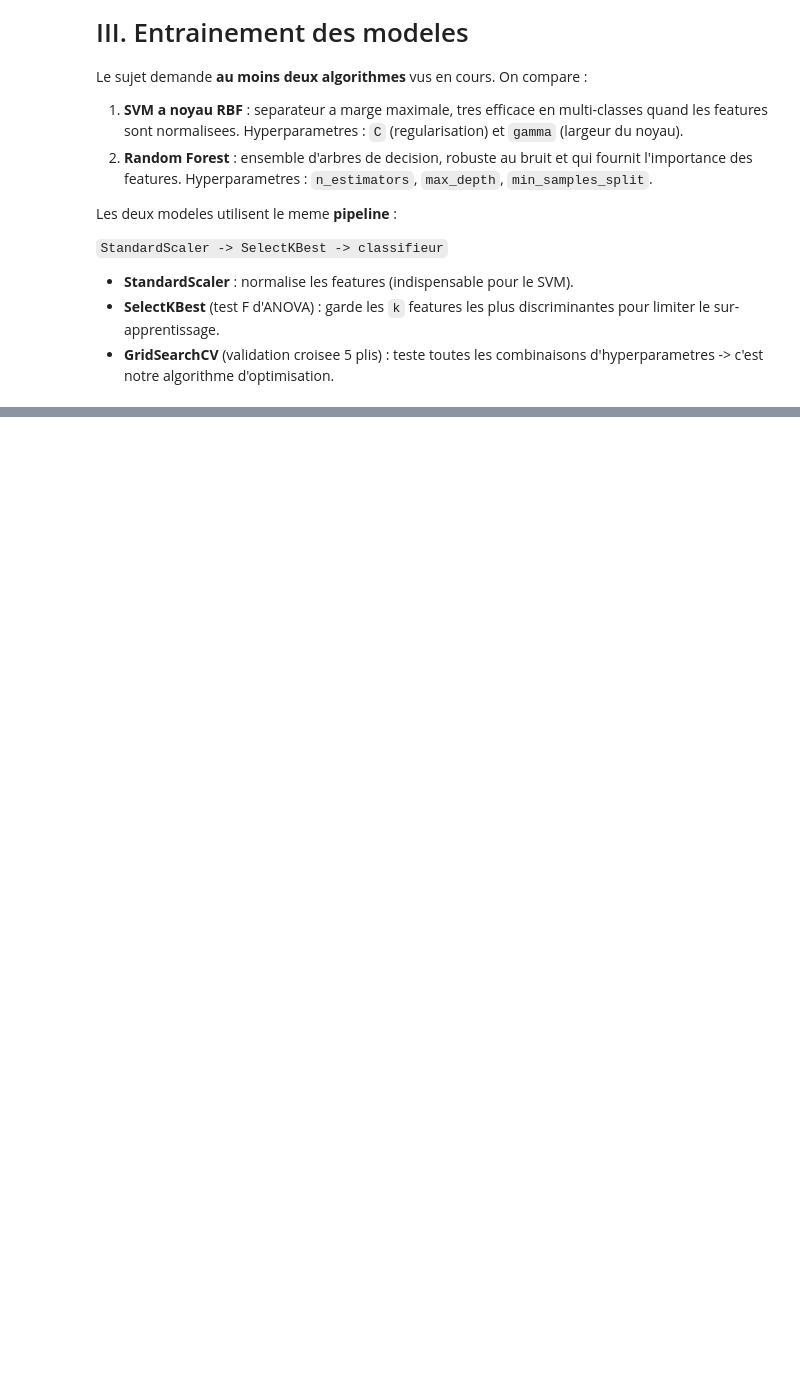
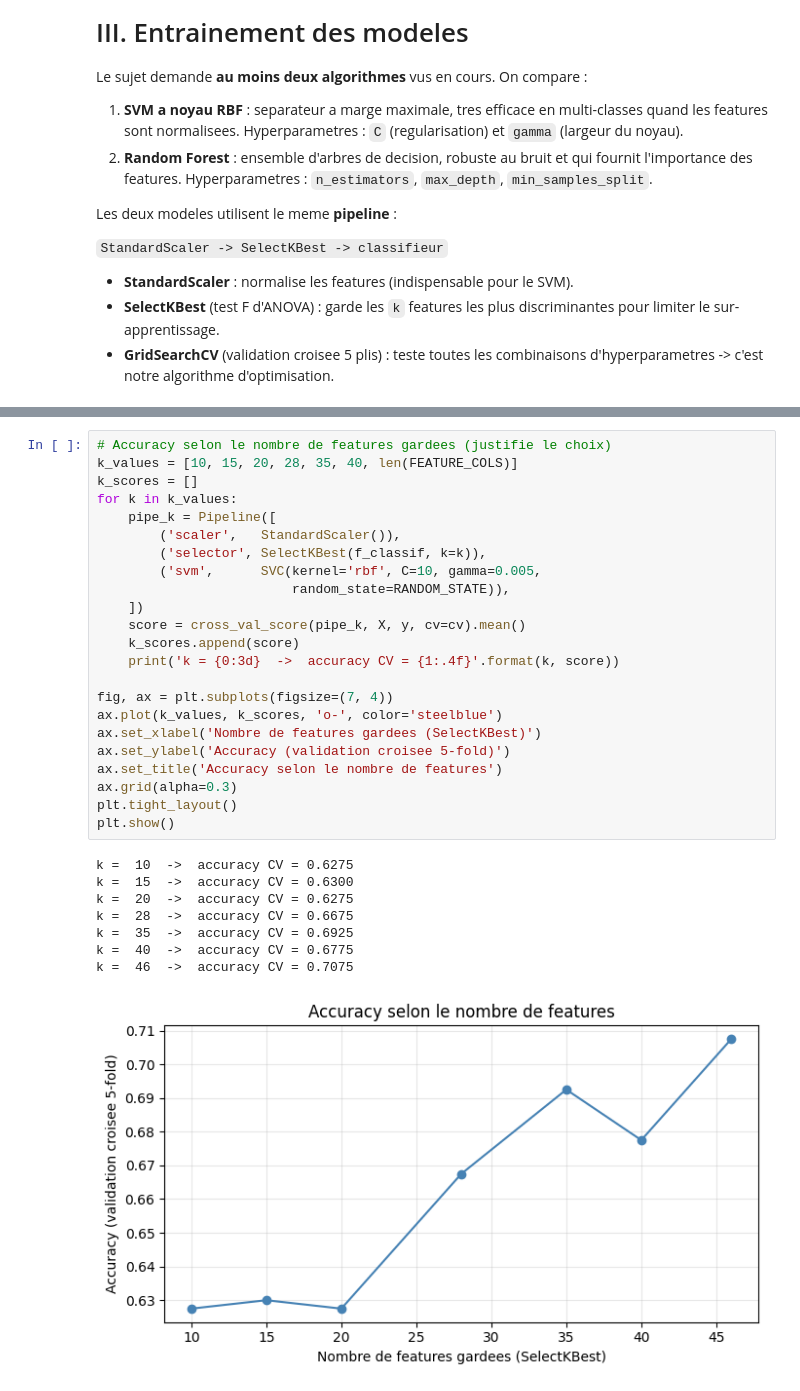
Before and after one commit to YannRM1/IA-Optimisation, a Jupyter notebook: projet_IA_optimisation.ipynb, the cells around one changed output, grey strips where cells are left out. Cells and saved outputs as stored; diff of their text form; blank space fills up the shorter version.

```diff
--- a/projet_IA_optimisation.ipynb
+++ b/projet_IA_optimisation.ipynb
@@ -425,3 +565,35 @@ Classes : ['Fibroblast' 'Lymphocyte' 'Plasma' 'Tumor']
+# %%
+# Accuracy selon le nombre de features gardees (justifie le choix)
+k_values = [10, 15, 20, 28, 35, 40, len(FEATURE_COLS)]
+k_scores = []
+for k in k_values:
+    pipe_k = Pipeline([
+        ('scaler',   StandardScaler()),
+        ('selector', SelectKBest(f_classif, k=k)),
+        ('svm',      SVC(kernel='rbf', C=10, gamma=0.005,
+                         random_state=RANDOM_STATE)),
+    ])
+    score = cross_val_score(pipe_k, X, y, cv=cv).mean()
+    k_scores.append(score)
+    print('k = {0:3d}  ->  accuracy CV = {1:.4f}'.format(k, score))
+
+fig, ax = plt.subplots(figsize=(7, 4))
+ax.plot(k_values, k_scores, 'o-', color='steelblue')
+ax.set_xlabel('Nombre de features gardees (SelectKBest)')
+ax.set_ylabel('Accuracy (validation croisee 5-fold)')
+ax.set_title('Accuracy selon le nombre de features')
+ax.grid(alpha=0.3)
+plt.tight_layout()
+plt.show()
+# %% [output]
+k =  10  ->  accuracy CV = 0.6275
+k =  15  ->  accuracy CV = 0.6300
+k =  20  ->  accuracy CV = 0.6275
+k =  28  ->  accuracy CV = 0.6675
+k =  35  ->  accuracy CV = 0.6925
+k =  40  ->  accuracy CV = 0.6775
+k =  46  ->  accuracy CV = 0.7075
+[figure, added]
 # %%
 # ---- Algorithme 1 : SVM a noyau RBF ----
 # C     : compromis marge / erreurs
```
Also changed, not shown: parts of 18 cells of this notebook, 2 other files.
